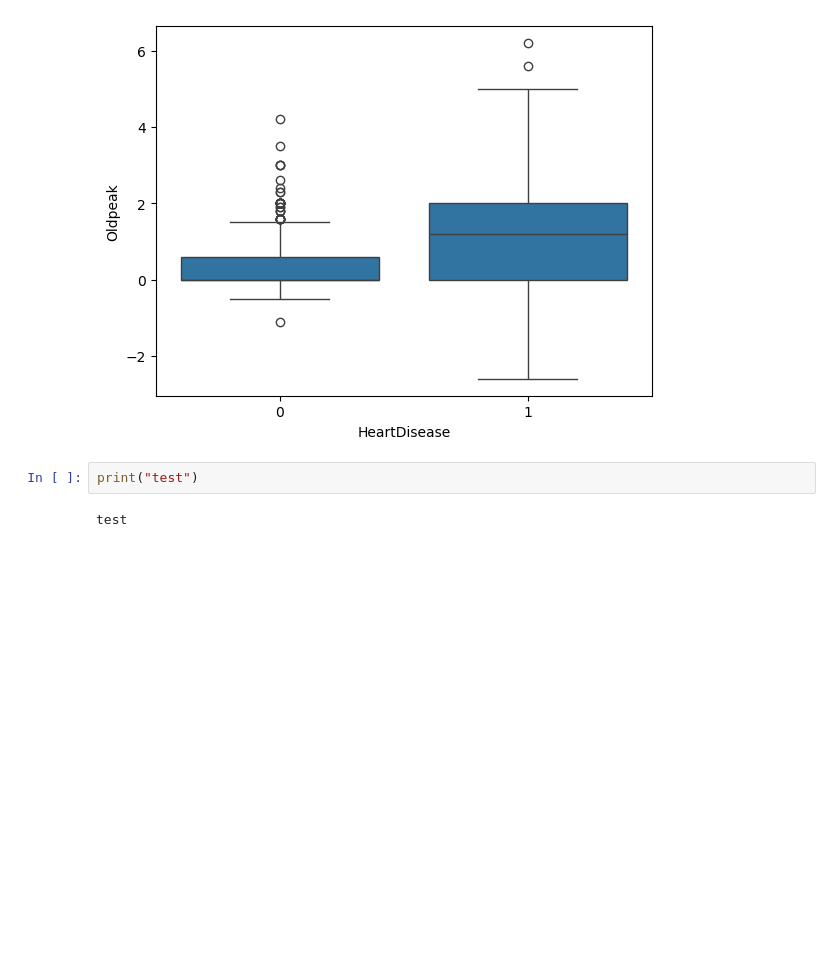
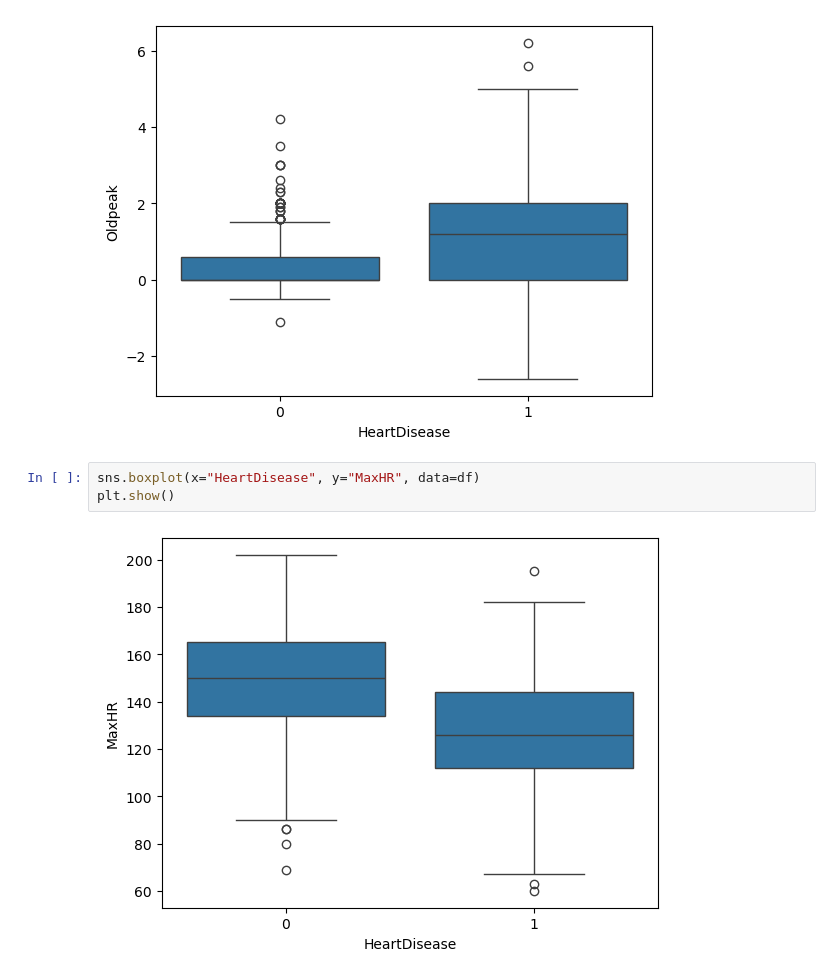
Before and after one commit to tobigross/heart_failure_prediction, a Jupyter notebook: notebooks/DataExploration.ipynb, the cells around one changed output. Cells and saved outputs as stored; diff of their text form; blank space fills up the shorter version.

```diff
--- a/notebooks/DataExploration.ipynb
+++ b/notebooks/DataExploration.ipynb
@@ -90,6 +90,7 @@ plt.show()
 # %% [output]
 [figure]
 # %%
-print("test")
+sns.boxplot(x="HeartDisease", y="MaxHR", data=df)
+plt.show()
 # %% [output]
-test
+[figure, added]
```
Also changed, not shown: 3 other files.
